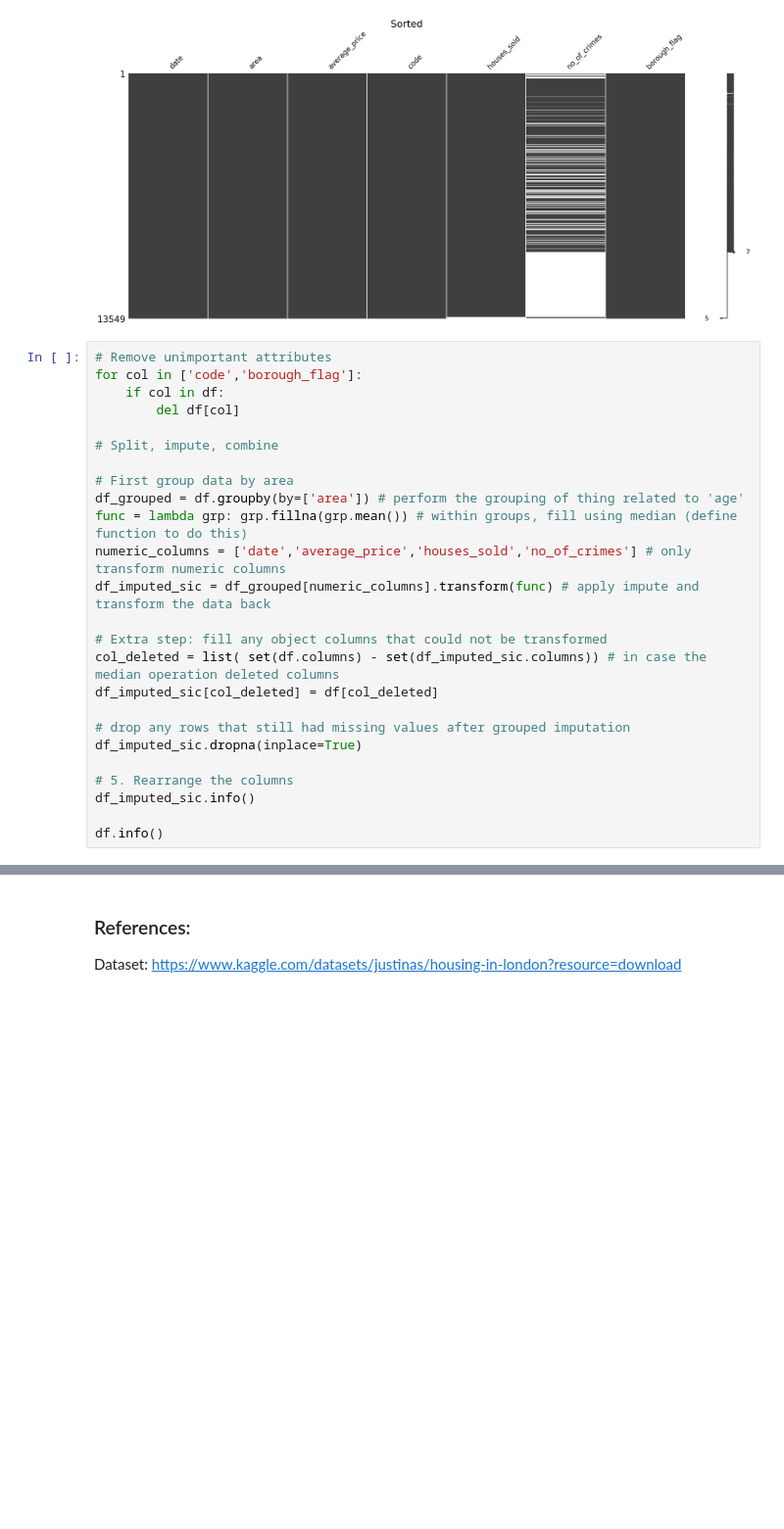
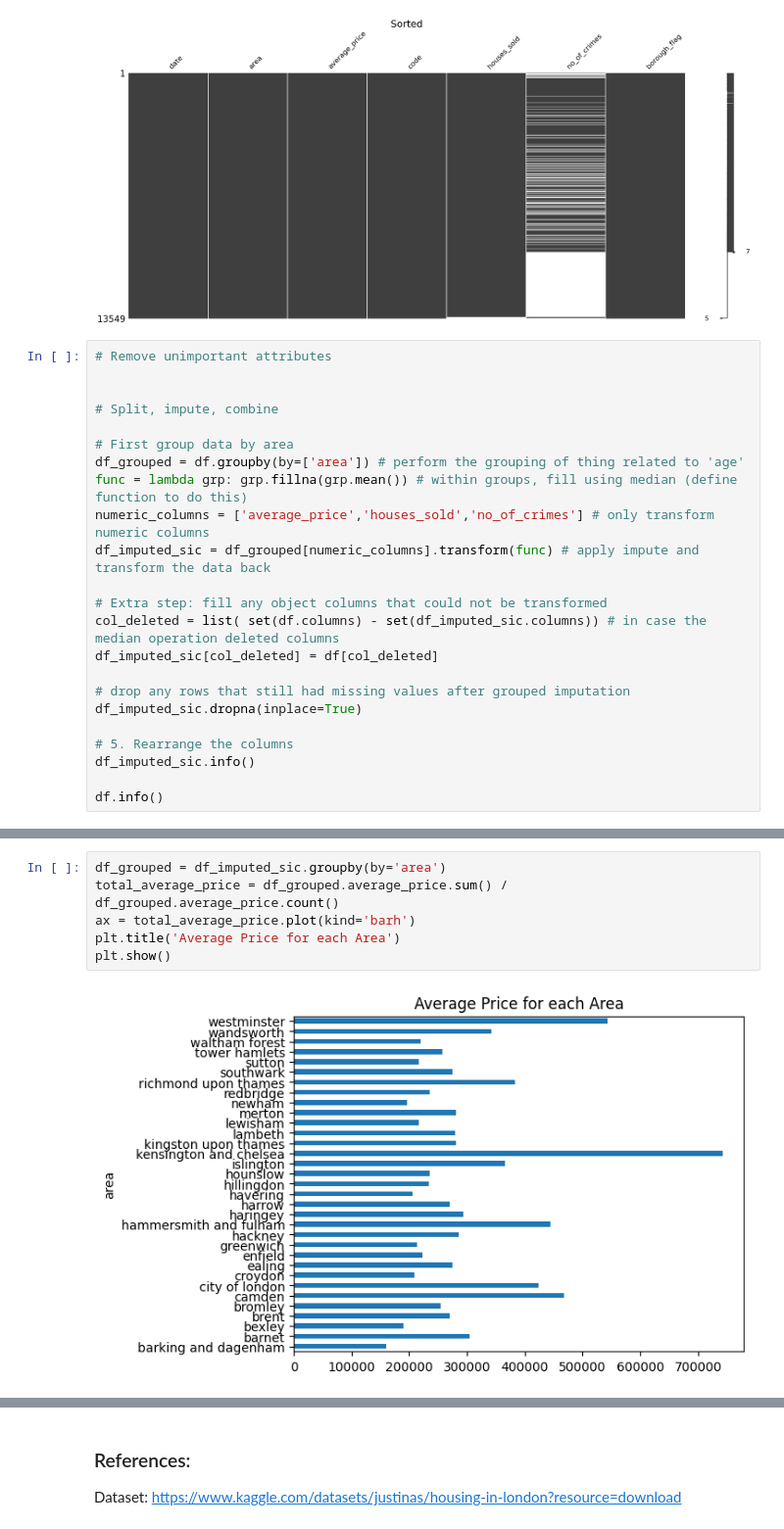
Before and after one commit to bennyandthejetss/ML_Lab1, a Jupyter notebook: Lab1.ipynb, the cells around one changed output, grey strips where cells are left out. Shown at 98% size. Drawn from its saved outputs; the diff is of its cells as text; blank space fills up the shorter version.

Commit message:
Added Graphs

```diff
--- a/Lab1.ipynb
+++ b/Lab1.ipynb
@@ -103,16 +103,14 @@ plt.show()
 [figure]
 # %%
 # Remove unimportant attributes
-for col in ['code','borough_flag']:
-    if col in df:
-        del df[col]
+
 
 # Split, impute, combine
 
 # First group data by area
 df_grouped = df.groupby(by=['area']) # perform the grouping of thing related to 'age'
 func = lambda grp: grp.fillna(grp.mean()) # within groups, fill using median (define function to do this)
-numeric_columns = ['date','average_price','houses_sold','no_of_crimes'] # only transform numeric columns
+numeric_columns = ['average_price','houses_sold','no_of_crimes'] # only transform numeric columns
 df_imputed_sic = df_grouped[numeric_columns].transform(func) # apply impute and transform the data back
 
 # Extra step: fill any object columns that could not be transformed
@@ -146,0 +145,8 @@ memory usage: 529.4+ KB
+# %%
+df_grouped = df_imputed_sic.groupby(by='area')
+total_average_price = df_grouped.average_price.sum() / df_grouped.average_price.count()
+ax = total_average_price.plot(kind='barh')
+plt.title('Average Price for each Area')
+plt.show()
+# %% [output]
+[figure, added]
```
Also changed, not shown: parts of 6 cells of this notebook.
